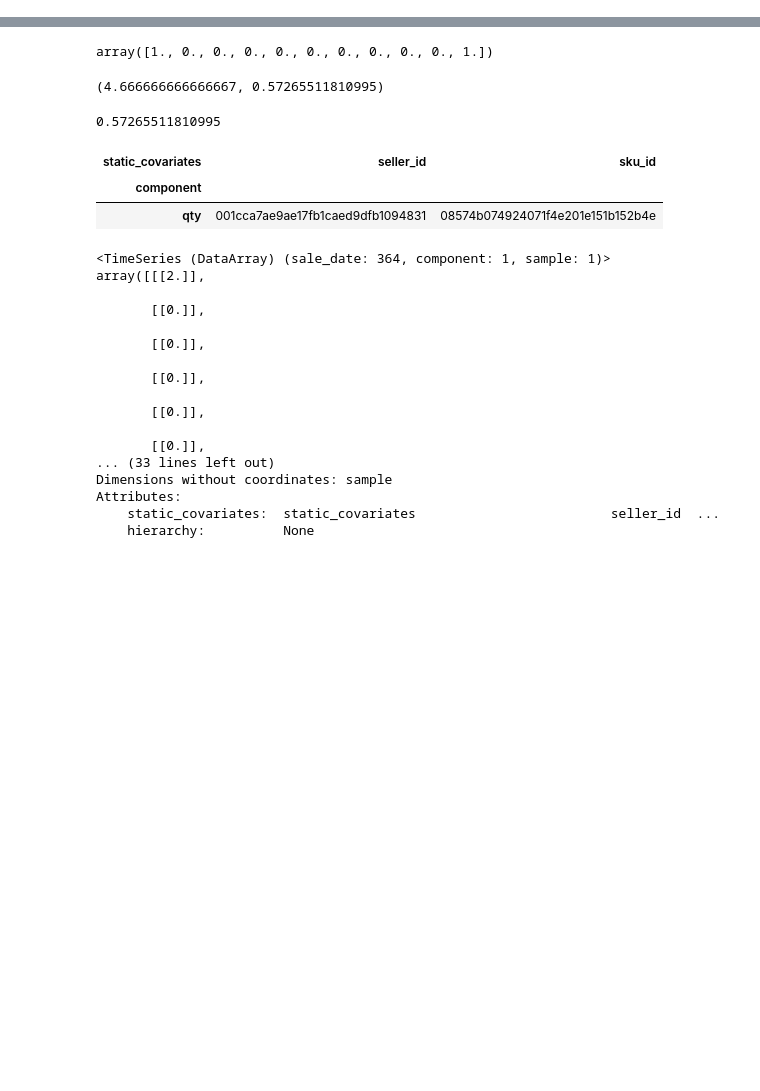
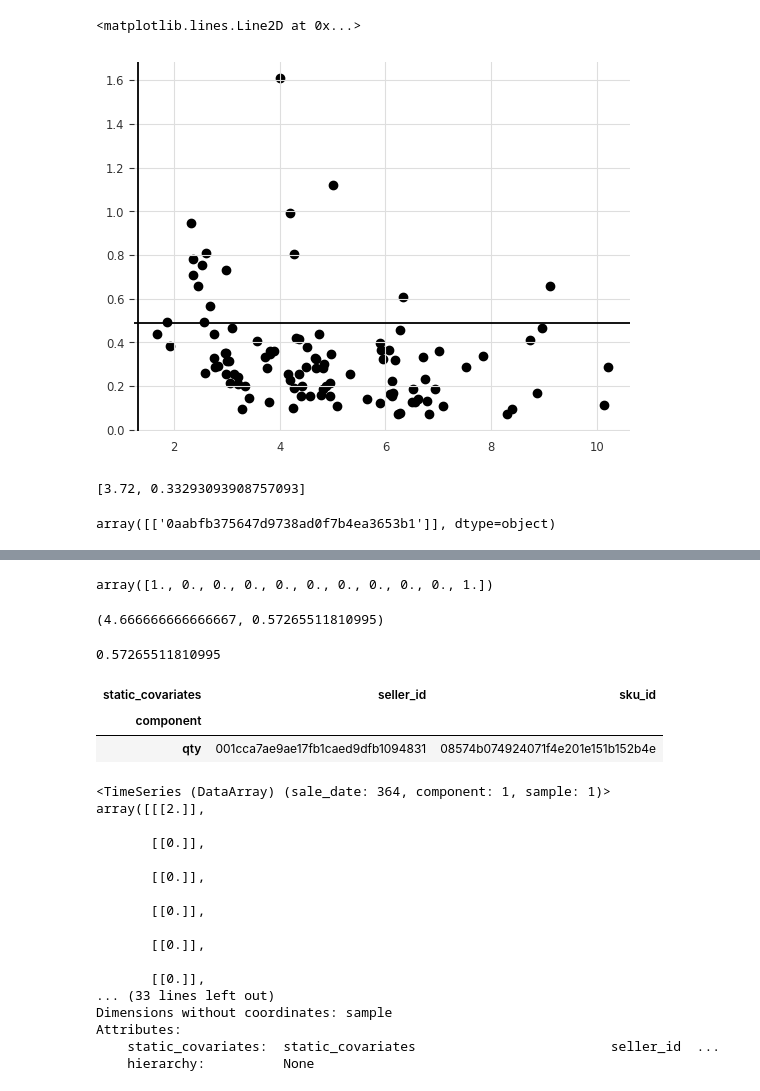
Before and after one commit to nasserboan/olist-sales-forecasting, a Jupyter notebook: notebooks/eda_forecastability_NSB_1.0.ipynb, the cells around one changed output, grey strips where cells are left out. Drawn from its saved outputs; the diff is of its cells as text; code cells hidden in the pictures; blank space fills up the shorter version.

Commit message:
:hammer: wip classify demand

```diff
--- a/notebooks/eda_forecastability_NSB_1.0.ipynb
+++ b/notebooks/eda_forecastability_NSB_1.0.ipynb
@@ -24,0 +38,35 @@ most_sold = (
+# %%
+df_most_sold.drop_duplicates(subset=['sale_date','sku_id'], keep=False, inplace=True)
+# %%
+ts = TimeSeries.from_group_dataframe(df_most_sold,
+                                 group_cols='sku_id',
+                                 time_col='sale_date',
+                                 value_cols='qty',
+                                 fill_missing_dates=True,
+                                 freq='D',
+                                 fillna_value=0,
+                                 static_cols=None)
+# %%
+demand_class = {}
+
+for series in ts:
+    arr = series.values().squeeze()
+    adi, cv2 = find_adi(arr), find_cv(arr)**2
+    demand_class[series.static_covariates['sku_id']['qty']] = [adi, cv2]
+# %%
+arr = np.array(list(demand_class.values()))
+# %%
+plt.scatter(arr[:,0], arr[:,1])
+plt.axvline(1.32)
+plt.axhline(0.49)
+# %% [output]
+<matplotlib.lines.Line2D at 0x...>
+[figure, added]
+# %%
+demand_class['0aabfb375647d9738ad0f7b4ea3653b1']
+# %% [output]
+[3.72, 0.33293093908757093]
+# %%
+ts[2].static_covariates_values()
+# %% [output]
+array([['0aabfb375647d9738ad0f7b4ea3653b1']], dtype=object)
```
Also changed, not shown: parts of 55 cells of this notebook, 1 other file.
